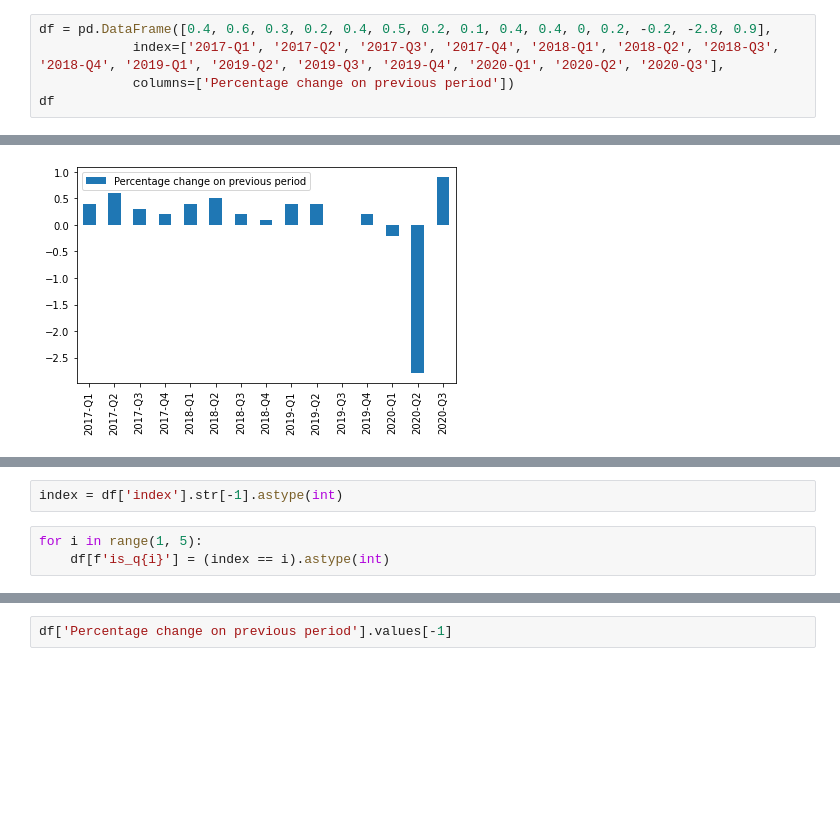
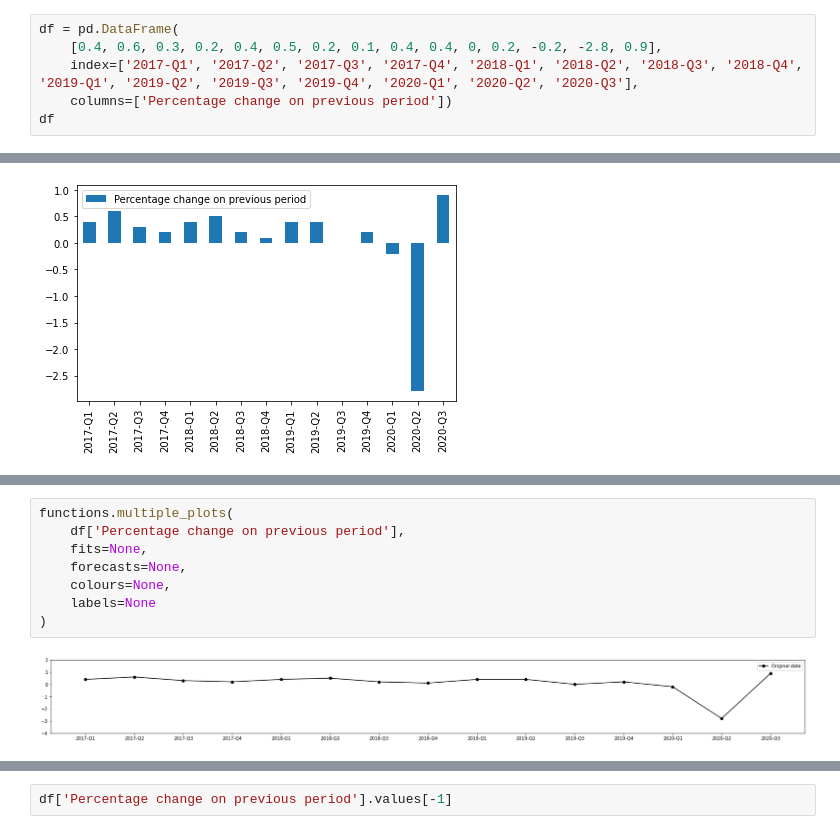
Before and after one commit to JoeJoe1313/Impact-of-Covid-19-on-the-Employment-Growth-in-the-EU, a Jupyter notebook: AEEM.ipynb, the cells around one changed output, grey strips where cells are left out. Saved outputs shown, nothing was run; the diff lists cells and outputs as text; blank space fills up the shorter version.

```diff
--- a/AEEM.ipynb
+++ b/AEEM.ipynb
@@ -6,9 +6,10 @@ from sklearn.linear_model import LinearRegression, Lasso, Ridge
 
 import functions
 # %%
-df = pd.DataFrame([0.4, 0.6, 0.3, 0.2, 0.4, 0.5, 0.2, 0.1, 0.4, 0.4, 0, 0.2, -0.2, -2.8, 0.9],
-            index=['2017-Q1', '2017-Q2', '2017-Q3', '2017-Q4', '2018-Q1', '2018-Q2', '2018-Q3', '2018-Q4', '2019-Q1', '2019-Q2', '2019-Q3', '2019-Q4', '2020-Q1', '2020-Q2', '2020-Q3'],
-            columns=['Percentage change on previous period'])
+df = pd.DataFrame(
+    [0.4, 0.6, 0.3, 0.2, 0.4, 0.5, 0.2, 0.1, 0.4, 0.4, 0, 0.2, -0.2, -2.8, 0.9],
+    index=['2017-Q1', '2017-Q2', '2017-Q3', '2017-Q4', '2018-Q1', '2018-Q2', '2018-Q3', '2018-Q4', '2019-Q1', '2019-Q2', '2019-Q3', '2019-Q4', '2020-Q1', '2020-Q2', '2020-Q3'],
+    columns=['Percentage change on previous period'])
 df
 # %% [output]
 |  | Percentage change on previous period |
@@ -83,5 +56,10 @@ df
-# %%
-index = df['index'].str[-1].astype(int)
-# %%
-for i in range(1, 5):
-    df[f'is_q{i}'] = (index == i).astype(int)
+# %%
+functions.multiple_plots(
+    df['Percentage change on previous period'],
+    fits=None,
+    forecasts=None,
+    colours=None,
+    labels=None
+)
+# %% [output]
+[figure, added]
```
Also changed, not shown: parts of 24 cells of this notebook.
